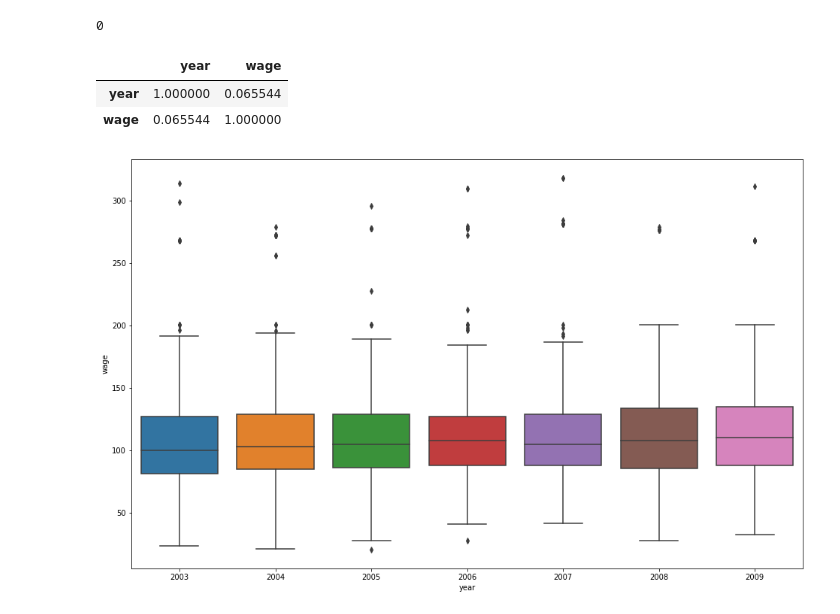
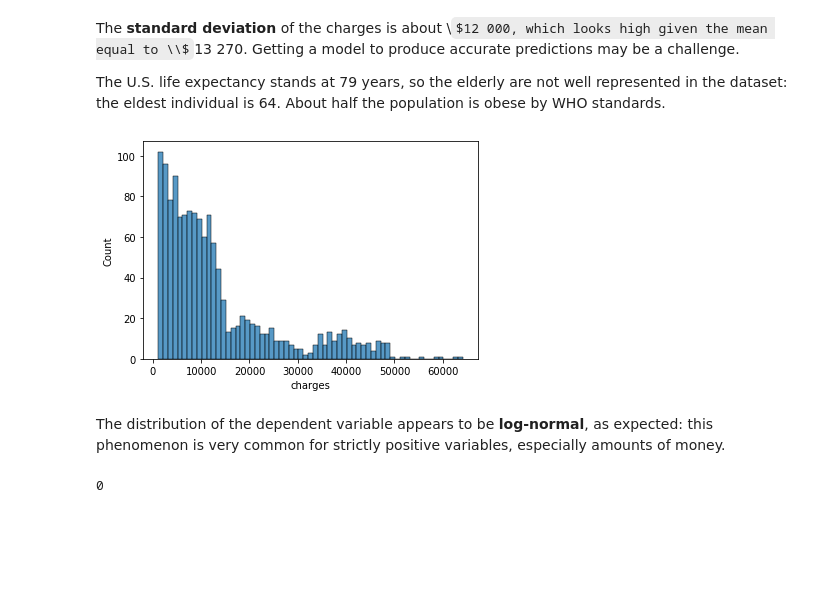
Before and after one commit to datatrigger/interpretable_machine_learning, a Jupyter notebook: interpretable_machine_learning.ipynb, the cells around one changed output. Drawn from its saved outputs; the diff is of its cells as text; code cells hidden in the pictures; some formulas as TeX source; blank space fills up the shorter version.

```diff
--- a/interpretable_machine_learning.ipynb
+++ b/interpretable_machine_learning.ipynb
@@ -20,4 +30,0 @@ df
-# %%
-df = df.drop(columns='region')
-df.rename(columns={'maritl':'marital_status'})
-df.describe()
@@ -34,18 +47,19 @@ df.describe()
+# %% [markdown]
+The **standard deviation** of the charges is about \\$12 000, which looks high given the mean equal to \\$13 270. Getting a model to produce accurate predictions may be a challenge.
+
+The U.S. life expectancy stands at 79 years, so the elderly are not well represented in the dataset: the eldest individual is 64. About half the population is obese by WHO standards.
+# %%
+import seaborn as sns
+import matplotlib.pyplot as plt
+
+%matplotlib inline
+
+sns.histplot(df['charges'], binwidth=1000);
+# %% [output]
+[figure, added]
+# %% [markdown]
+The distribution of the dependent variable appears to be **log-normal**, as expected: this phenomenon is very common for strictly positive variables, especially amounts of money.
 # %%
 df.isna().sum().sum()
 # %% [output]
 0
-# %%
-df[['year', 'wage']].corr()
-# %% [output]
-|  | year | wage |
-| year | 1.000000 | 0.065544 |
-| wage | 0.065544 | 1.000000 |
-# %%
-import seaborn as sns
-import matplotlib.pyplot as plt
-%matplotlib inline
-plt.figure(figsize=(16, 10));
-sns.boxplot(x='year', y='wage', data=df[['year', 'wage']]);
-# %% [output]
-[figure, removed]
```
Also changed, not shown: parts of 95 cells of this notebook, 8 other files.
